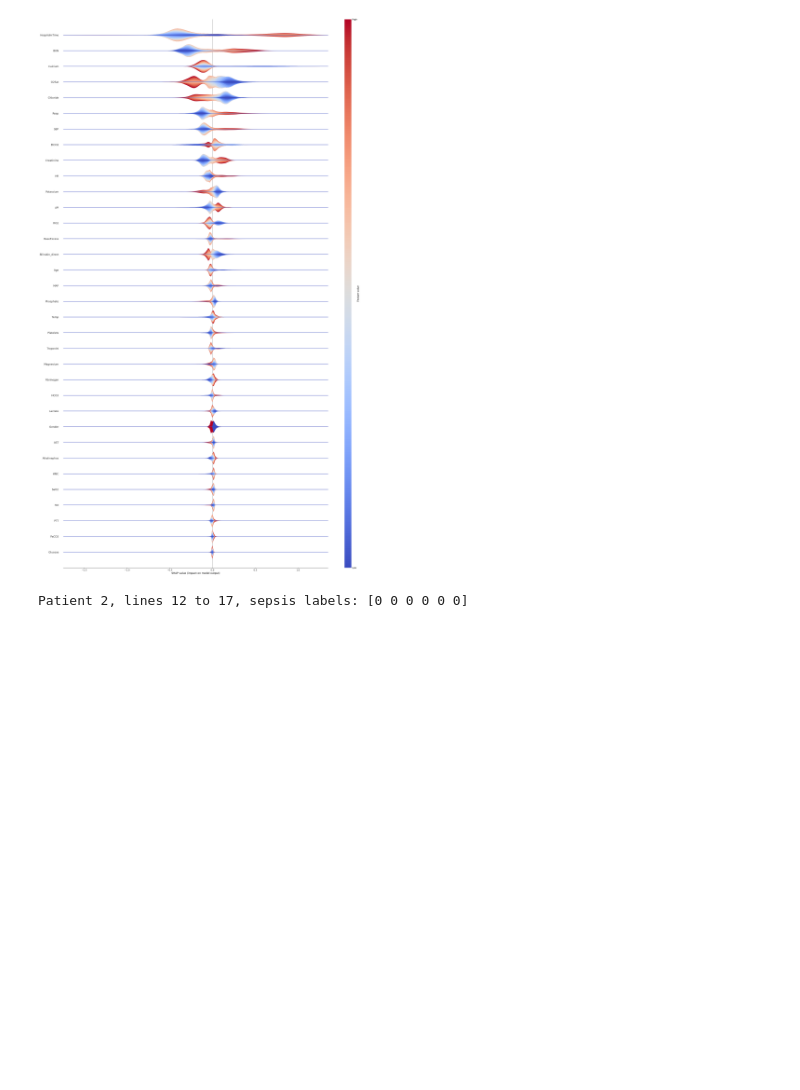
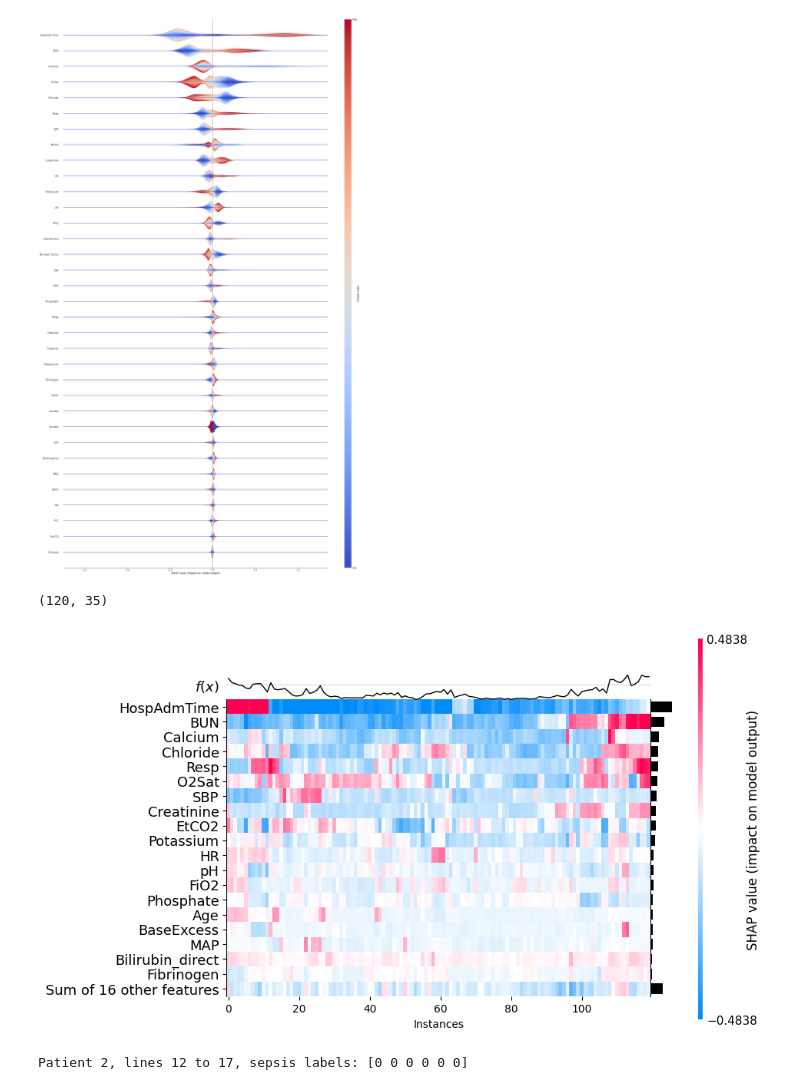
Before and after one commit to DaAdri/sepsis_prediction, a Jupyter notebook: XGBoost_model.ipynb, the cells around one changed output. Drawn from its saved outputs; the diff is of its cells as text; code cells hidden in the pictures; blank space fills up the shorter version.

Commit message:
xgboost heatmap

```diff
--- a/XGBoost_model.ipynb
+++ b/XGBoost_model.ipynb
@@ -688,6 +688,16 @@ for i in range(1,int(len(predictions))):
 shap.plots.violin(shap_values_all, features=X_test[:shap_values_all.shape[0]], feature_names=features, max_display=-1, plot_type="layered_violin", plot_size=(30, 50))
 # %% [output]
 [figure]
+# %%
+exp = explainer(data_to_explain[:120])
+# %%
+print(exp.values.shape)
+# %% [output]
+(120, 35)
+# %%
+shap.plots.heatmap(exp, max_display=20)
+# %% [output]
+[figure, added]
 # %%
 threshold = 0.7
 patient=2 # = 27 for other notebooks apparently
```
Also changed, not shown: parts of 2 cells of this notebook.
